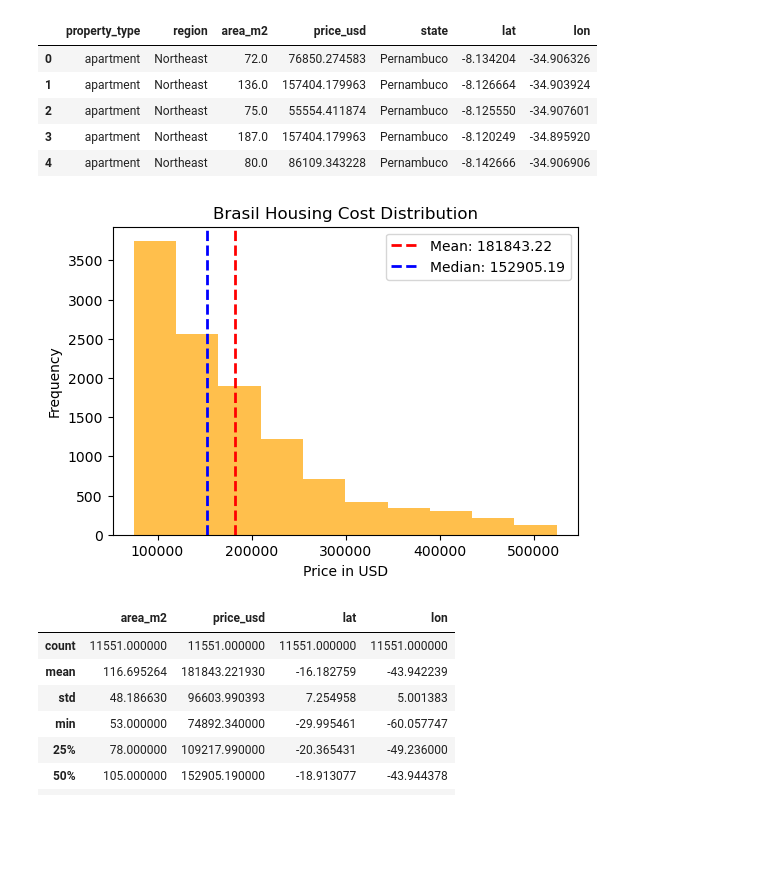
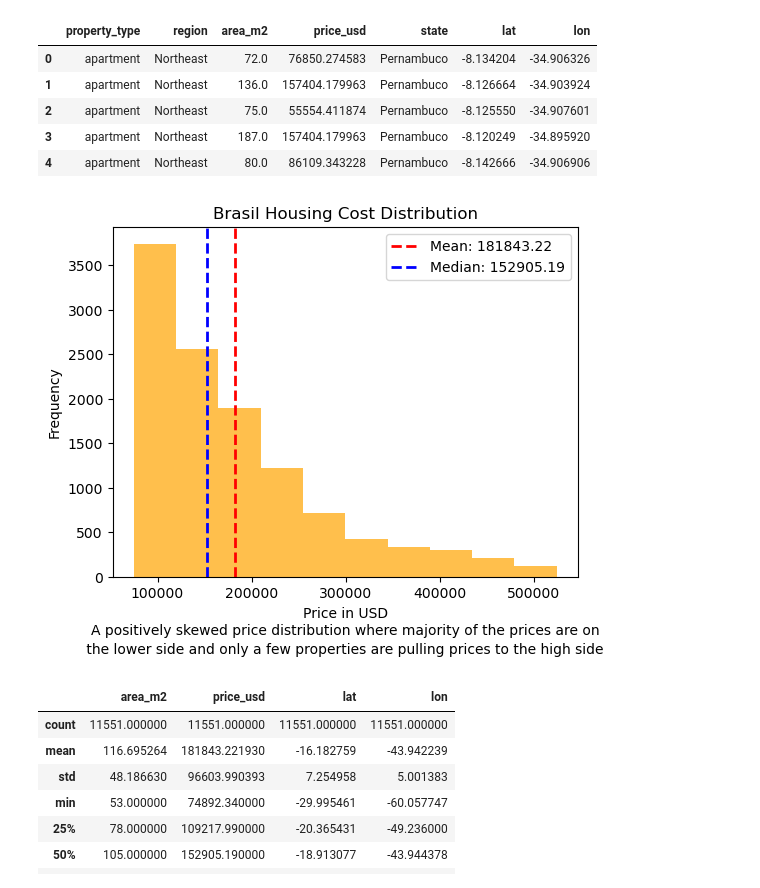
Before and after one commit to scorthiantech/My-Appclick-Assignments, a Jupyter notebook: EDA assignment.ipynb, the cells around one changed output. Saved outputs shown, nothing was run; the diff lists cells and outputs as text; code cells hidden in the pictures; blank space fills up the shorter version.

```diff
--- a/EDA assignment.ipynb
+++ b/EDA assignment.ipynb
@@ -235,17 +233,21 @@ assert set(clean_df1.columns.tolist()) == set(clean_df2.columns.tolist()), "Both
 # %%
 from matplotlib.lines import lineStyles
 
 
 fig, ax = plt.subplots(figsize= (6, 4))
 ax.hist(clean_df1["price_usd"], color= "orange", alpha= 0.7, bins=10)
 ax.axvline(clean_df1["price_usd"].mean(), color="red", linestyle = "--", linewidth = 2, label = f"Mean: {clean_df1["price_usd"].mean():.2f}")
 ax.axvline(np.median(clean_df1["price_usd"]), color="blue", linestyle = "--", linewidth = 2, label = f"Median: {np.median(clean_df1["price_usd"]):.2f}")
 ax.set_xlabel("Price in USD")
 ax.set_ylabel("Frequency")
 ax.set_title("Brasil Housing Cost Distribution")
+ax.text(0.5,-0.22, "A positively skewed price distribution where majority of the prices are on\n"\
+" the lower side and only a few properties are pulling prices to the high side ", transform=ax.transAxes, ha="center", fontsize=10, linespacing=1.5)
 ax.legend();
+
+plt.subplots_adjust(bottom=0.005)
 # %% [output]
-[figure, old version]
+[figure, new version]
 # %%
 clean_df1.describe()
 # %% [output]
```
Also changed, not shown: parts of 4 cells of this notebook.
